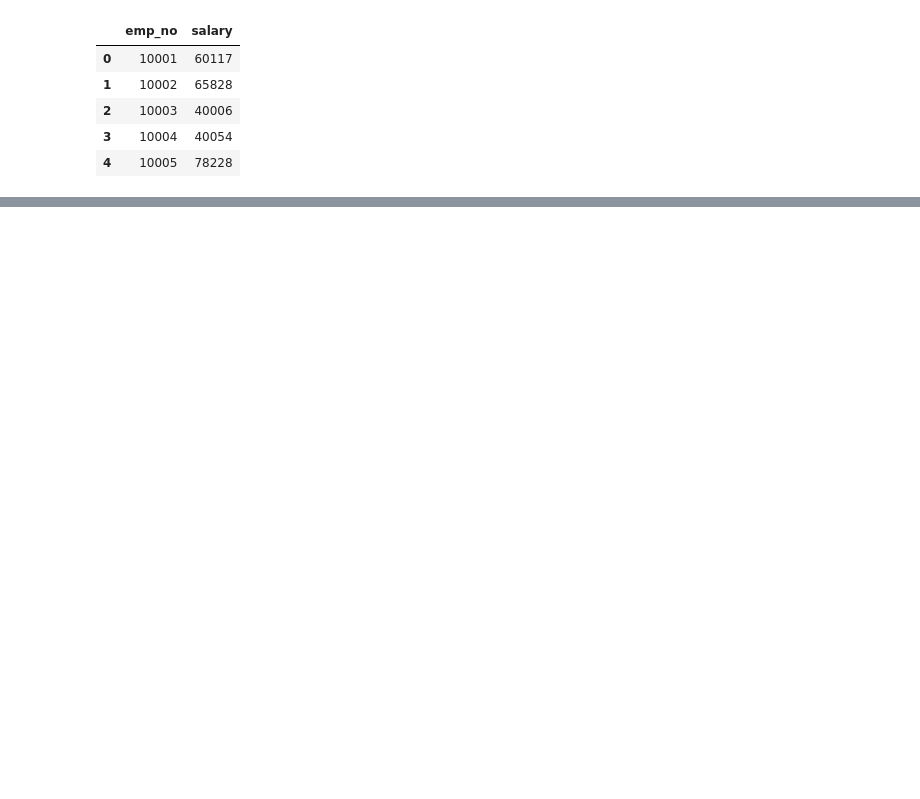
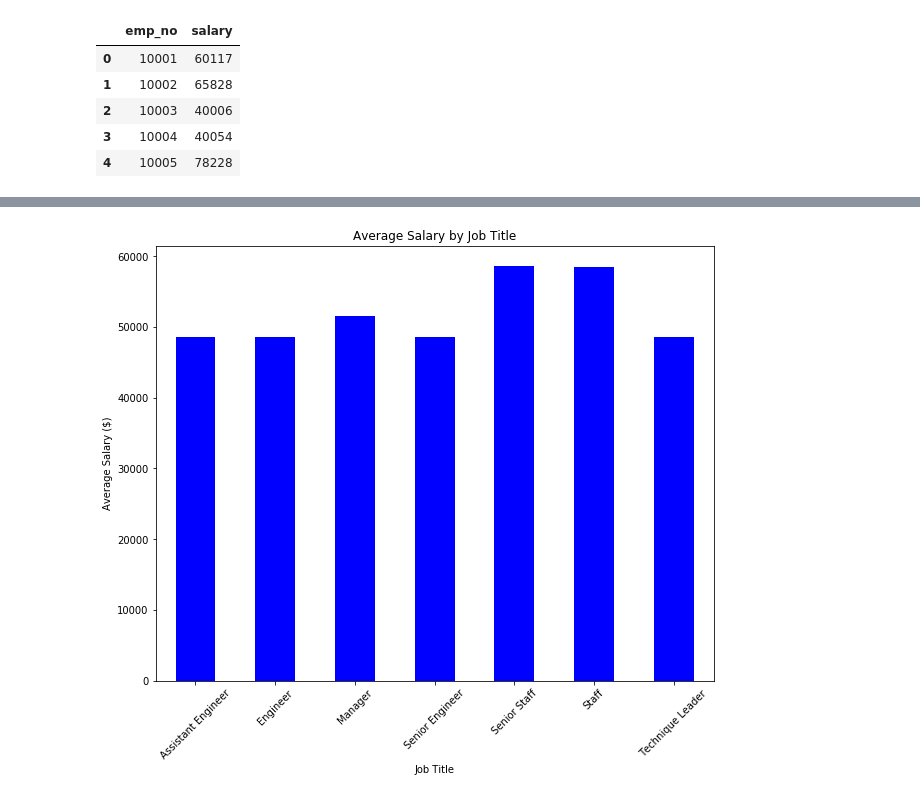
Before and after one commit to UoT-Bootcamp/Employee-Dataset, a Jupyter notebook: EmployeeSQL.ipynb, the cells around one changed output, grey strips where cells are left out. Cells and saved outputs as stored; diff of their text form; code cells hidden in the pictures; blank space fills up the shorter version.

```diff
--- a/EmployeeSQL.ipynb
+++ b/EmployeeSQL.ipynb
@@ -27,0 +35,13 @@ array([[<matplotlib.axes._subplots.AxesSubplot object at 0x...>,
+# %%
+# Query all records in the the 'Employees' table
+employee_df = pd.read_sql_table(
+    'employees',
+    con=engine
+)
+
+# Merge the 'employee_df' and 'salary_df'
+employee_salary = pd.merge(left = employee_df, right = salary_df, how = "inner", on = "emp_no")
+
+# Rename the column
+employee_salary = employee_salary.rename(columns = {"emp_title_id" : "title_id"})
+employee_salary.head()
@@ -27,0 +55,10 @@ array([[<matplotlib.axes._subplots.AxesSubplot object at 0x...>,
+# %%
+# Query all records in the the 'Title' table
+title_df = pd.read_sql_table(
+    'titles',
+    con=engine
+)
+
+# Merge the above DataFrame and 'title_df'
+combined_df = pd.merge(left = employee_salary, right = title_df, how = "inner", on = "title_id")
+combined_df.head()
@@ -27,0 +72,13 @@ array([[<matplotlib.axes._subplots.AxesSubplot object at 0x...>,
+# %%
+# Group the DataFrame on 'title' and get the mean of 'salary'
+salary_title = combined_df.groupby(['title'])['salary'].mean()
+
+# Plot a bar plot
+salary_title.plot(kind = 'bar', figsize = (10, 8), color = 'blue', rot = 45)
+
+plt.xlabel("Job Title")
+plt.ylabel("Average Salary ($)")
+plt.title("Average Salary by Job Title")
+plt.savefig("Images/avg_salary_job_title.png")
+# %% [output]
+[figure, added]
```
Also changed, not shown: parts of 8 cells of this notebook, 2 other files.
